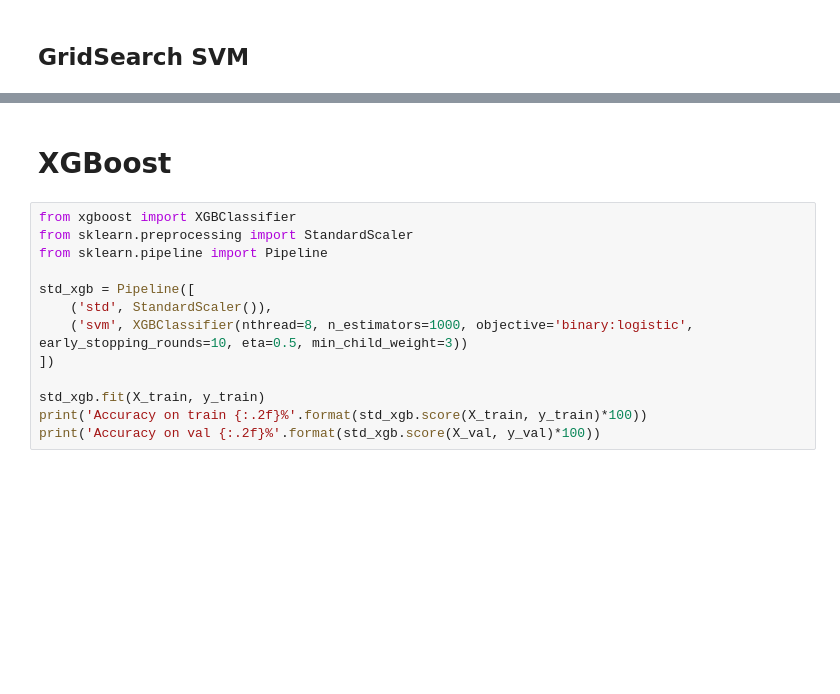
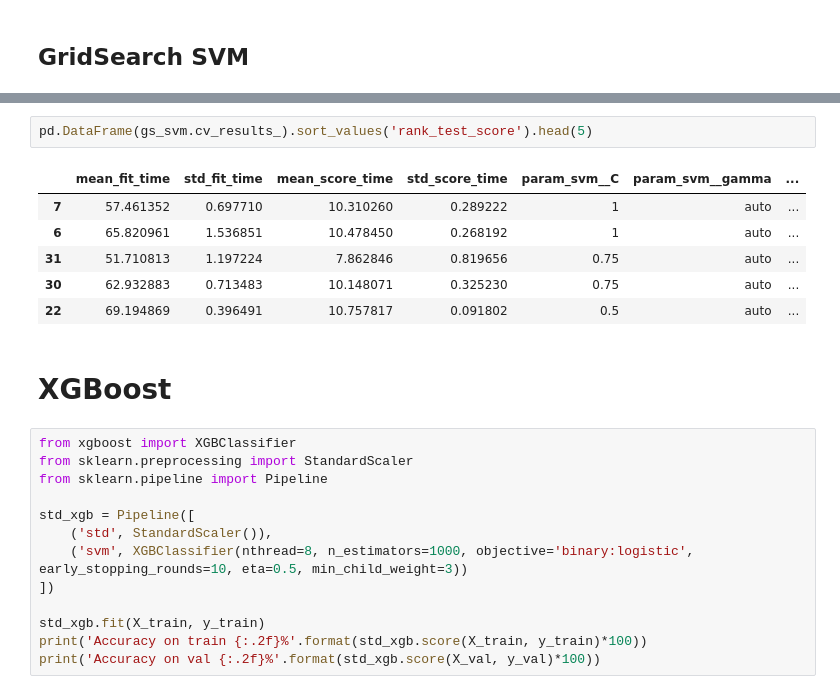
Before and after one commit to nicolasfara/di-project, a Jupyter notebook: cardiovascular-disease.ipynb, the cells around one changed output, grey strips where cells are left out. Saved outputs shown, nothing was run; the diff lists cells and outputs as text; blank space fills up the shorter version.

```diff
--- a/cardiovascular-disease.ipynb
+++ b/cardiovascular-disease.ipynb
@@ -235,5 +234,14 @@ print("f1:" + str(np.average(cross_val_score(gs_svm, X_train, y_train, scoring='
 # %% [output]
 NameError: name 'cross_val_score' is not defined
+# %%
+pd.DataFrame(gs_svm.cv_results_).sort_values('rank_test_score').head(5)
+# %% [output]
+|  | mean_fit_time | std_fit_time | mean_score_time | std_score_time | param_svm__C | param_svm__gamma | ... |
+| 7 | 57.461352 | 0.697710 | 10.310260 | 0.289222 | 1 | auto | ... |
+| 6 | 65.820961 | 1.536851 | 10.478450 | 0.268192 | 1 | auto | ... |
+| 31 | 51.710813 | 1.197224 | 7.862846 | 0.819656 | 0.75 | auto | ... |
+| 30 | 62.932883 | 0.713483 | 10.148071 | 0.325230 | 0.75 | auto | ... |
+| 22 | 69.194869 | 0.396491 | 10.757817 | 0.091802 | 0.5 | auto | ... |
 # %% [markdown]
 # XGBoost
 # %%
```
Also changed, not shown: parts of 15 cells of this notebook.
